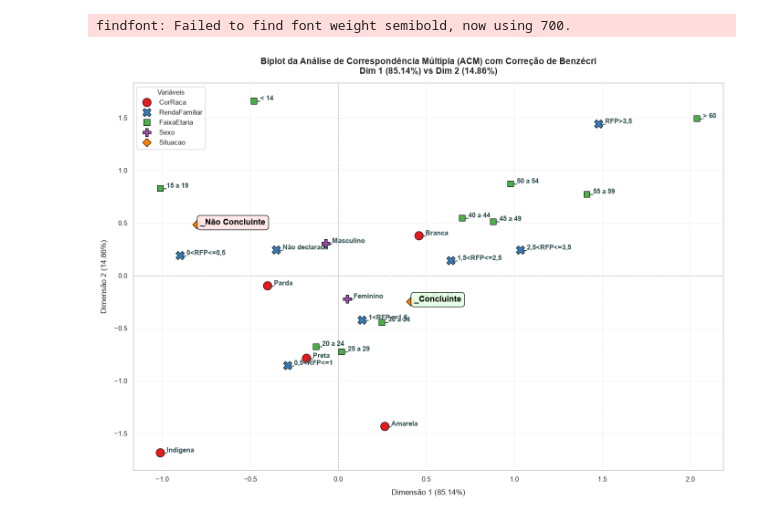
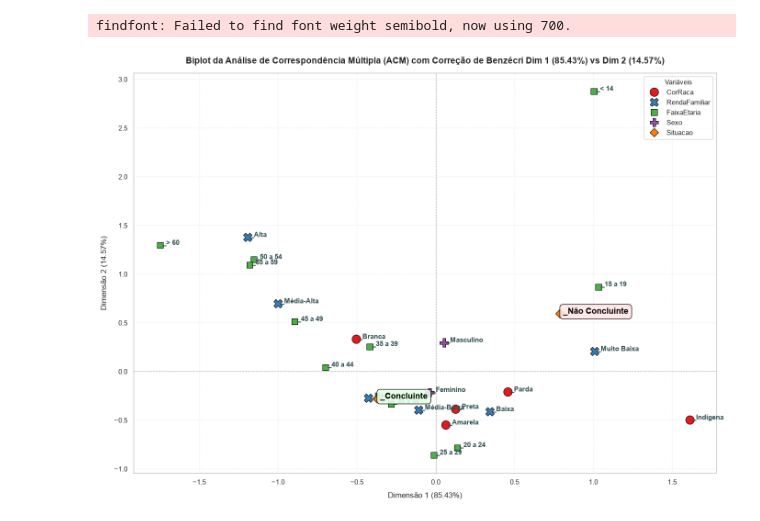
Before and after one commit to Sandro-Ribeiro/Mara_Projeto4, a Jupyter notebook: Notebooks/notePerfisCandidatos.ipynb, the cells around one changed output. Cells and saved outputs as stored; diff of their text form; code cells hidden in the pictures.

```diff
--- a/Notebooks/notePerfisCandidatos.ipynb
+++ b/Notebooks/notePerfisCandidatos.ipynb
@@ -47,0 +48,9 @@ Linhas válidas (após limpeza): 163439
+# %%
+# Remoção de classes sem informação declarada
+remover = ['S/I', 'Não Declarada', 'Não declarada']
+df = df[~df['CorRaca'].isin(remover)]
+df = df[~df['RendaFamiliar'].isin(remover)]
+df = df[~df['FaixaEtaria'].isin(remover)]
+df = df[~df['Sexo'].isin(remover)]
+
+print(f"Linhas válidas (após limpeza): {df.shape[0]}")
@@ -47,0 +63,16 @@ Linhas válidas (após limpeza): 163439
+# %%
+# Dicionário de mapeamento
+mapa_renda = {
+    '0<RFP<=0,5': 'Muito Baixa',
+    '0,5<RFP<=1': 'Baixa',
+    '1<RFP<=1,5': 'Média-Baixa',
+    '1,5<RFP<=2,5': 'Média',
+    '2,5<RFP<=3,5': 'Média-Alta',
+    'RFP>3,5': 'Alta',
+    'Não declarada': 'Não Declarada'
+}
+
+# Substituir os valores na coluna do dataframe original
+df['RendaFamiliar'] = df['RendaFamiliar'].map(mapa_renda).fillna(df['RendaFamiliar'])
+
+df.head()
@@ -351,32 +641,37 @@ for idx, row in col_coords.iterrows():
             row['Dim 1'] + 0.02,
             row['Dim 2'],
             row['Label_Limpa'],
             fontsize=13,
             weight='bold',
             color='black',
             bbox=dict(facecolor=cor_fundo, edgecolor='black', alpha=0.9, boxstyle='round,pad=0.4')
         )
     else:
         plt.text(
             row['Dim 1'] + 0.015,
             row['Dim 2'] + 0.005,
             row['Label_Limpa'],
             fontsize=10.5,
             color='darkslategray',
             weight='semibold'
         )
 
 # Desenhar eixos centrais
 plt.axhline(0, color='gray', linestyle='--', linewidth=0.8, alpha=0.7)
 plt.axvline(0, color='gray', linestyle='--', linewidth=0.8, alpha=0.7)
 
-plt.title(f'Biplot da Análise de Correspondência Múltipla (ACM) com Correção de Benzécri\nDim 1 ({percent_expl[0]:.2f}%) vs Dim 2 ({percent_expl[1]:.2f}%)', fontsize=14, weight='bold', pad=15)
+plt.title(
+    f'Biplot da Análise de Correspondência Múltipla (ACM) com Correção de Benzécri Dim 1 ({percent_expl[0]:.2f}%) vs Dim 2 ({percent_expl[1]:.2f}%)',
+    fontsize=14,
+    weight='bold',
+    pad=15)
+
 plt.xlabel(f'Dimensão 1 ({percent_expl[0]:.2f}%)', fontsize=12, labelpad=10)
 plt.ylabel(f'Dimensão 2 ({percent_expl[1]:.2f}%)', fontsize=12, labelpad=10)
 plt.legend(title='Variáveis', title_fontsize='11', loc='best', frameon=True)
 plt.grid(True, linestyle=':', alpha=0.5)
 plt.tight_layout()
 plt.show()
 # %% [output]
 findfont: Failed to find font weight semibold, now using 700.
-[figure, old version]
+[figure, new version]
```
Also changed, not shown: parts of 50 cells of this notebook, 3 other files.
